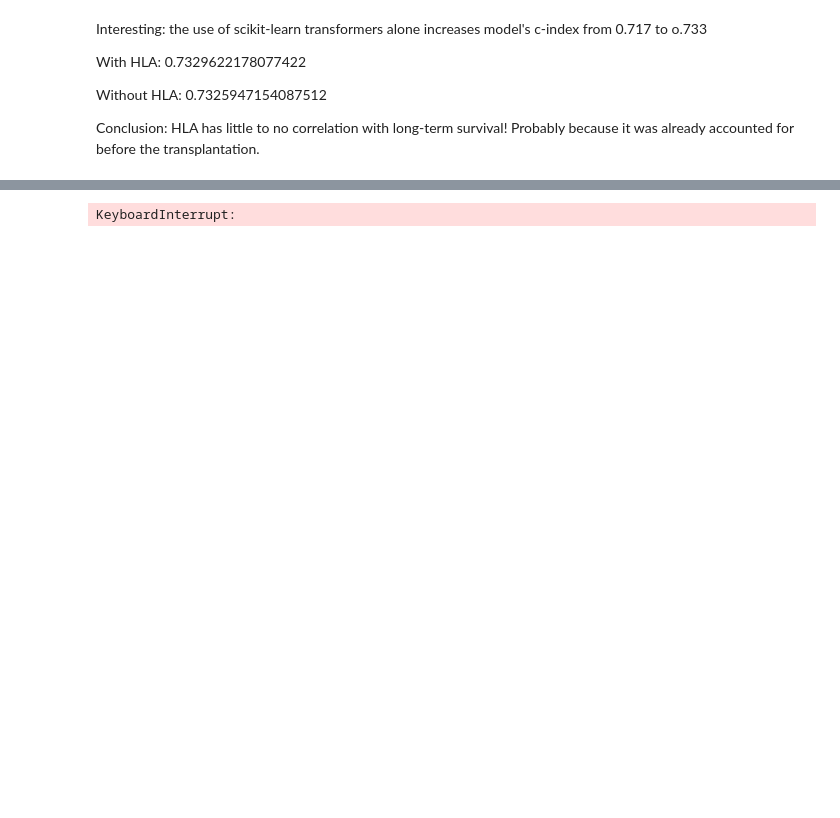
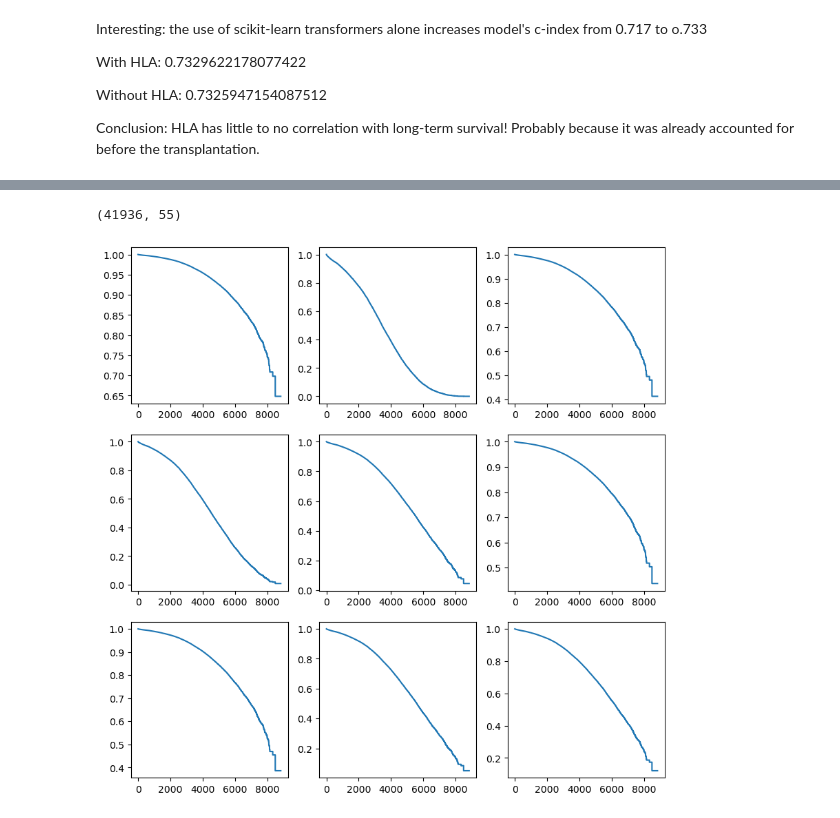
Before and after one commit to krllstdn/BachelorProject, a Jupyter notebook: Code/coxnet_living.ipynb, the cells around one changed output, grey strips where cells are left out. Cells and saved outputs as stored; diff of their text form; code cells hidden in the pictures; blank space fills up the shorter version.

```diff
--- a/Code/coxnet_living.ipynb
+++ b/Code/coxnet_living.ipynb
@@ -52,10 +56,10 @@ yes_categorical=["PRE_TX_TXFUS",
                 "ETHCAT_DON",
                 'HBV_CORE',
                 'DIAB',
-                'HBV_SUR_ANTIGEN',
                 'HCV_SEROSTATUS',
                 'LIV_DON_TY',
 
+                # 'HBV_SUR_ANTIGEN', # negative importance
                 # "ABO", # negative importance
                 # "ABO_DON", # negative importance
                 # 'HBV_SUR_ANTIGEN_DON',  # negative importance
@@ -66,7 +70,6 @@ yes_categorical=["PRE_TX_TXFUS",
 yes_numerical = [
                 "KI_CREAT_PREOP",
                 "SERUM_CREAT",
-                'BMIS',
                 "NPKID",
                 "AGE",
                 "HGT_CM_CALC",
@@ -89,6 +92,7 @@ yes_numerical = [
                 # 'DQ2',
                 # 'RDR1',
 
+                # 'BMIS', # negative importance
                 # 'AMIS', # negative importance
                 # "WGT_KG_CALC", # negative importance
                 # 'DR52_2', # zero importance
@@ -107,0 +133,4 @@ yes_numerical = [
+# %%
+dataset[yes_numerical] = dataset[yes_numerical].astype(float)
+
+dataset[yes_numerical].dtypes
@@ -152,7 +196,7 @@ with open('pickle/pipeline_coxnet_living.pkl', 'wb') as f:
 # %%
 X_train, X_test, y_train, y_test = train_test_split(X, y, test_size=0.2, stratify=y["Status"], random_state=42)
 # %%
-from tqdm.notebook import tqdm
+from tqdm._tqdm_notebook import tqdm
 import numpy as np
 
 best_params = None
@@ -161,11 +205,11 @@ highest_cindex=0
 lower, upper = np.percentile(y["Days"], [10, 90])
 times = np.arange(lower, upper + 1)
 
-cox = CoxnetSurvivalAnalysis(l1_ratio=0.9, alpha_min_ratio=0.01, max_iter=100)
+cox = CoxnetSurvivalAnalysis(l1_ratio=0.9, max_iter=1000)
 cox.fit(X_train, y_train)
 
 estimated_alphas = cox.alphas_
-l1_ratios = [0.001]
+l1_ratios = [0.9]
 
 cox_grid=CoxnetSurvivalAnalysis()
 
@@ -225,9 +278,33 @@ with open(pickle_file, 'wb') as f:
+# %%
+X_train.shape
+# %% [output]
+(41936, 55)
+# %%
+res = coxnet_pred.predict_survival_function(X_test)
+# %%
+import matplotlib.pyplot as plt
+
+number = 9
+
+# Plot the step function
+# plt.step(res[number].x, res[number].y)
+
+fig, axs = plt.subplots(3, 3, figsize=(10, 10))
+
+# Flatten the axs array to make it easier to iterate over
+axs = axs.flatten()
+
+for i, (ax, sf) in enumerate(zip(axs, res[:number])):
+    ax.step(sf.x, sf.y)
+
+plt.show()
+# %% [output]
+[figure, added]
 # %%
 from sklearn.inspection import permutation_importance
 
-result = permutation_importance(coxnet_pred, X_test, y_test, n_repeats=10, random_state=0, n_jobs=-1)
+# uncoment if you want to calculate permutation importance (data must not be processed by pipeline)
+# result = permutation_importance(coxnet_pred, X_test, y_test, n_repeats=10, random_state=0, n_jobs=-1)
-# %% [output]
-KeyboardInterrupt:
 # %%
 pd.set_option('display.max_rows', None)
 
```
Also changed, not shown: parts of 16 cells of this notebook, 1 other file.
